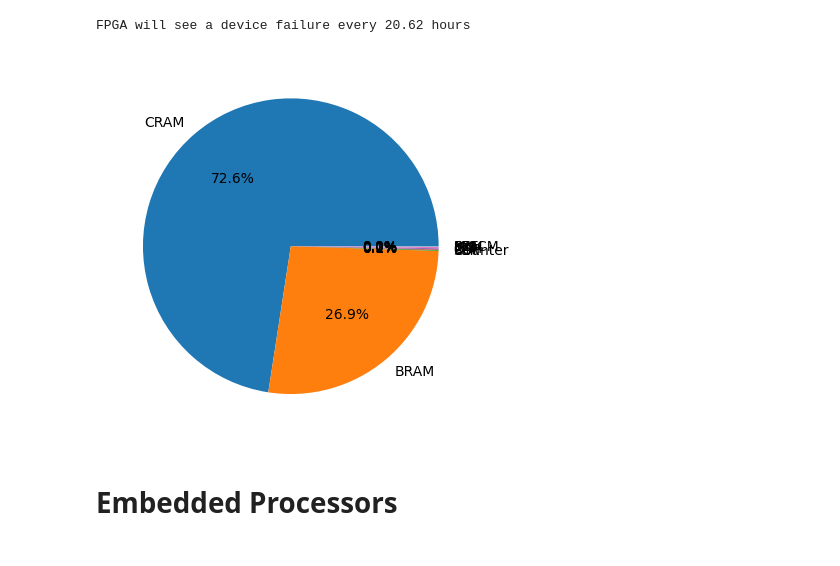
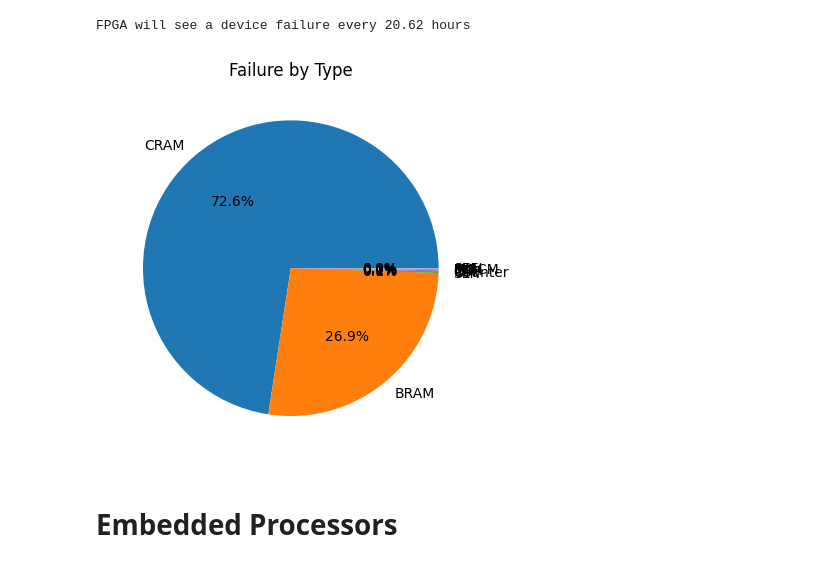
Before and after one commit to AEW2015/fpga-colab, a Jupyter notebook: xqrku060_FMECA.ipynb, the cells around one changed output. Cells and saved outputs as stored; diff of their text form; code cells hidden in the pictures.

```diff
--- a/xqrku060_FMECA.ipynb
+++ b/xqrku060_FMECA.ipynb
@@ -86,15 +76,16 @@ FPGA will see a device failure every 20.62 hours
 # %%
 import matplotlib.pyplot as plt
 
 labels = 'CRAM', 'BRAM', 'SLR', 'Counter','DSP','GTH','IOB','PLL','MMCM','SEFI'
 sizes = [CRAM_device_day, BRAM_device_day, SLR_device_day, CNT_device_day,DSP_device_day,\
          GTH_device_day,IOB_device_day,PLL_device_day,MMCM_device_day,SEFI_device_day]
 
 fig, ax = plt.subplots()
 ax.pie(sizes, labels=labels, autopct='%1.1f%%')
+plt.title("Failure by Type")
 plt.show()
 # %% [output]
-[figure, old version]
+[figure, new version]
 # %% [markdown]
 # Embedded Processors
 # %% [markdown]
```
Also changed, not shown: parts of 73 cells of this notebook.
